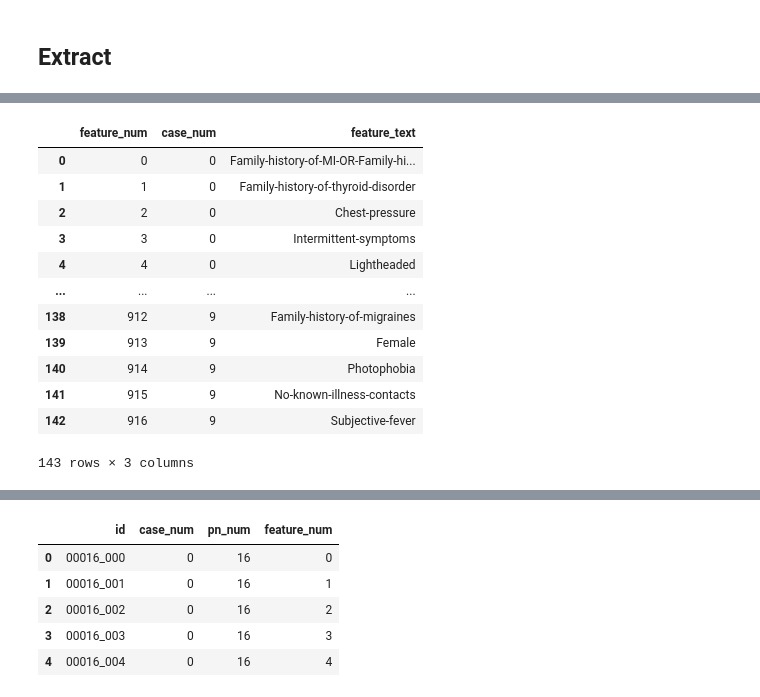
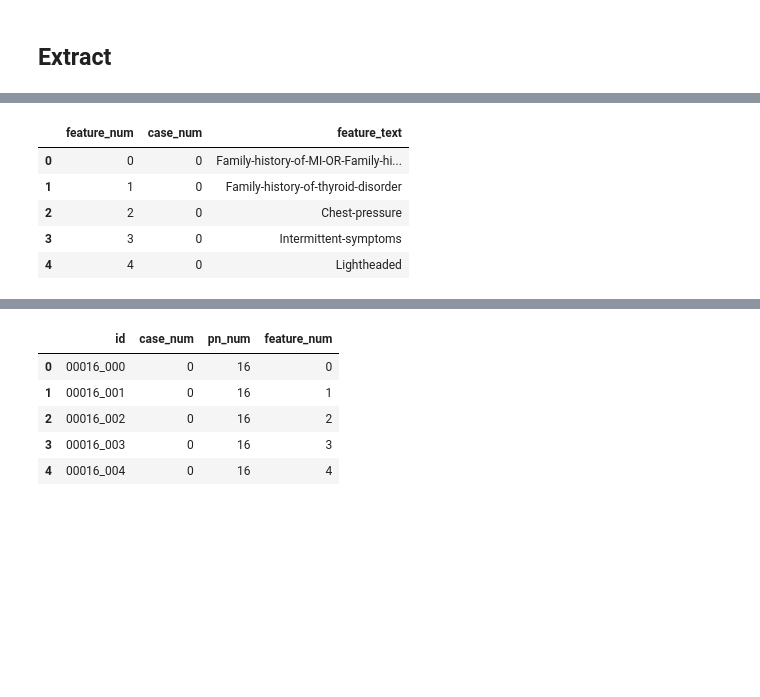
Before and after one commit to casals90/NBME-Score-Clinical-Patient-Notes, a Jupyter notebook: notebooks/00_eda.ipynb, the cells around one changed output, grey strips where cells are left out. Saved outputs shown, nothing was run; the diff lists cells and outputs as text; code cells hidden in the pictures; blank space fills up the shorter version.

```diff
--- a/notebooks/00_eda.ipynb
+++ b/notebooks/00_eda.ipynb
@@ -42,7 +48,7 @@ import pandas as pd
 # %% [markdown]
 ## Constants
 # %%
-data_folder = os.path.join("..", "data")
+data_folder = os.path.join("/", "data")
 raw_folder = os.path.join(data_folder, "raw")
 
 patient_notes_file_path = os.path.join(raw_folder, "patient_notes.csv")
@@ -72,20 +70,12 @@ patient_notes_df
 # %%
 features_df = pd.read_csv(features_file_path)
-
-features_df
+features_df.head()
 # %% [output]
 |  | feature_num | case_num | feature_text |
 | 0 | 0 | 0 | Family-history-of-MI-OR-Family-hi... |
 | 1 | 1 | 0 | Family-history-of-thyroid-disorder |
 | 2 | 2 | 0 | Chest-pressure |
 | 3 | 3 | 0 | Intermittent-symptoms |
 | 4 | 4 | 0 | Lightheaded |
-| ... | ... | ... | ... |
-| 138 | 912 | 9 | Family-history-of-migraines |
-| 139 | 913 | 9 | Female |
-| 140 | 914 | 9 | Photophobia |
-| 141 | 915 | 9 | No-known-illness-contacts |
-| 142 | 916 | 9 | Subjective-fever |
-143 rows × 3 columns
 # %%
 train_df = pd.read_csv(train_file_path)
```
Also changed, not shown: parts of 43 cells of this notebook, 6 other files.
